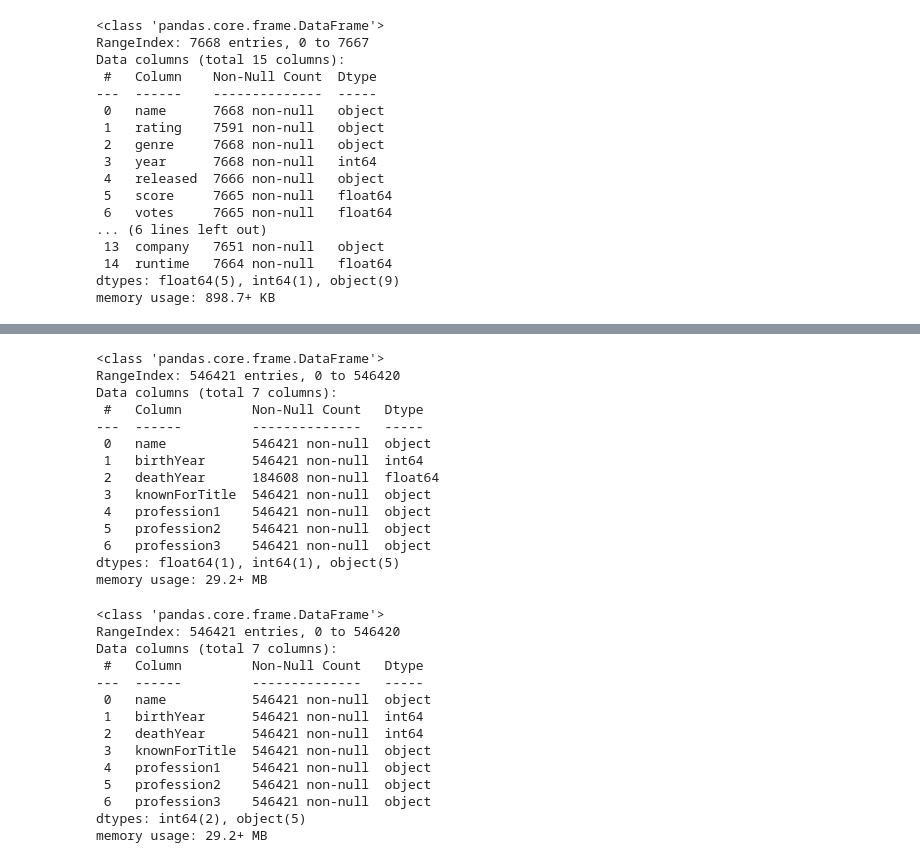
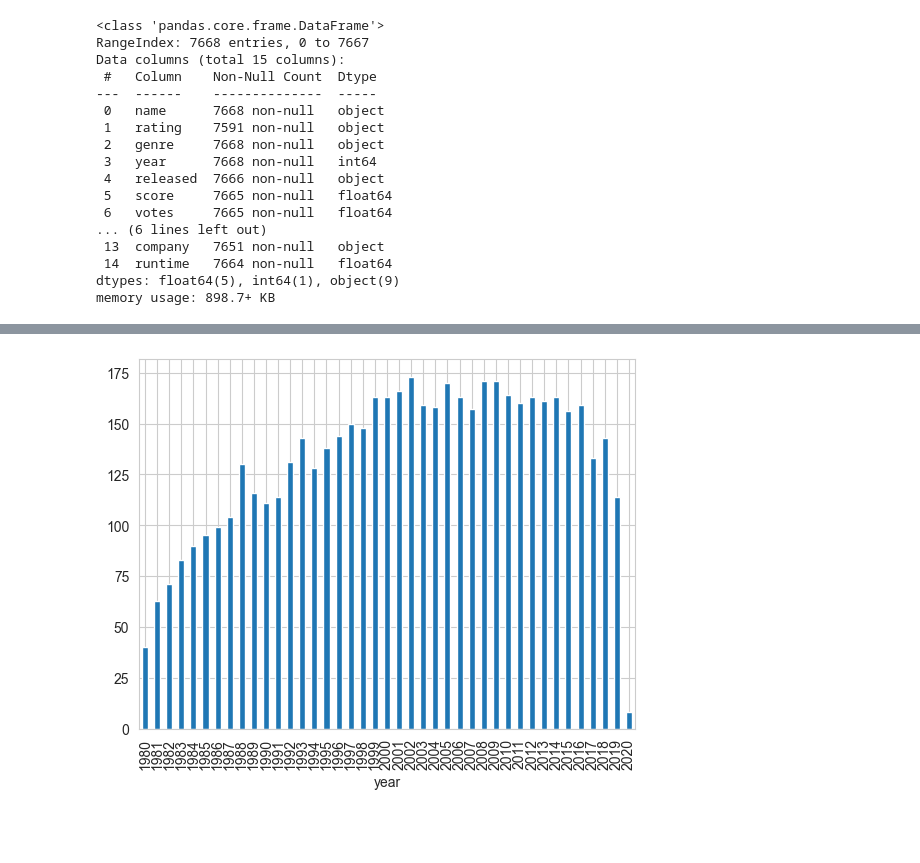
Before and after one commit to giosteh/ProgettoICon-MovieIndustryInsider, a Jupyter notebook: source/preprocessing.ipynb, the cells around one changed output, grey strips where cells are left out. Saved outputs shown, nothing was run; the diff lists cells and outputs as text; code cells hidden in the pictures; blank space fills up the shorter version.

```diff
--- a/source/preprocessing.ipynb
+++ b/source/preprocessing.ipynb
@@ -167,12 +160,0 @@ df = df.rename(columns={'primaryName': 'name'})
-# %%
-# trasforma la colonna 'primaryProfession' in 3 colonne separate
-df[['profession1', 'profession2', 'profession3']] = df['primaryProfession'].str.split(',', expand=True)
-
-df['profession1'] = df['profession1'].str.strip()
-df['profession2'] = df['profession2'].str.strip()
-df['profession3'] = df['profession3'].str.strip()
-
-# rimuovi la colonna 'primaryProfession'
-df = df.drop('primaryProfession', axis=1)
-
-df.info()
@@ -194,47 +161,6 @@ memory usage: 29.2+ MB
-# %%
-# riempi i valori nulli di 'profession2' e 'profession3' con 'none'
-df['profession2'] = df['profession2'].fillna('none')
-df['profession3'] = df['profession3'].fillna('none')
-
-df.info()
-# %% [output]
-<class 'pandas.core.frame.DataFrame'>
-RangeIndex: 546421 entries, 0 to 546420
-Data columns (total 7 columns):
- #   Column         Non-Null Count   Dtype
----  ------         --------------   -----
- 0   name           546421 non-null  object
- 1   birthYear      546421 non-null  int64
- 2   deathYear      184608 non-null  float64
- 3   knownForTitle  546421 non-null  object
- 4   profession1    546421 non-null  object
- 5   profession2    546421 non-null  object
- 6   profession3    546421 non-null  object
-dtypes: float64(1), int64(1), object(5)
-memory usage: 29.2+ MB
-# %%
-# sostituisci il valore 'actress' con 'actor' nelle colonne 'profession1', 'profession2' e 'profession3'
-df.loc[df['profession1'] == 'actress', 'profession1'] = 'actor'
-df.loc[df['profession2'] == 'actress', 'profession2'] = 'actor'
-df.loc[df['profession3'] == 'actress', 'profession3'] = 'actor'
-# %%
-# riempi i valori nulli di 'deathYear' con 0 e cambia il tipo di 'deathYear' in int64
-df['deathYear'] = df['deathYear'].fillna(0)
-df['deathYear'] = df['deathYear'].astype('int64')
-
-df.info()
-# %% [output]
-<class 'pandas.core.frame.DataFrame'>
-RangeIndex: 546421 entries, 0 to 546420
-Data columns (total 7 columns):
- #   Column         Non-Null Count   Dtype
----  ------         --------------   -----
- 0   name           546421 non-null  object
- 1   birthYear      546421 non-null  int64
- 2   deathYear      546421 non-null  int64
- 3   knownForTitle  546421 non-null  object
- 4   profession1    546421 non-null  object
- 5   profession2    546421 non-null  object
- 6   profession3    546421 non-null  object
-dtypes: int64(2), object(5)
-memory usage: 29.2+ MB
+# %%
+# studio la distribuzione di 'year'
+df['year'].value_counts().sort_index().plot.bar()
+plt.show()
+# %% [output]
+[figure, added]
```
Also changed, not shown: parts of 23 cells of this notebook, 5 other files.
